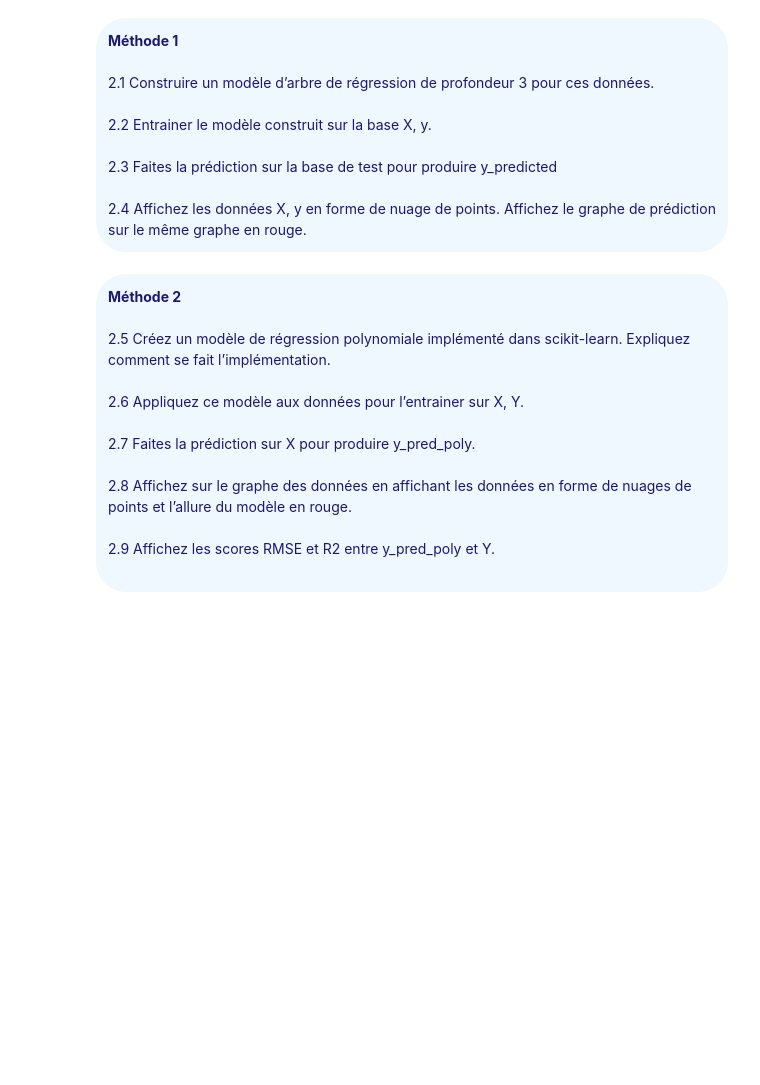
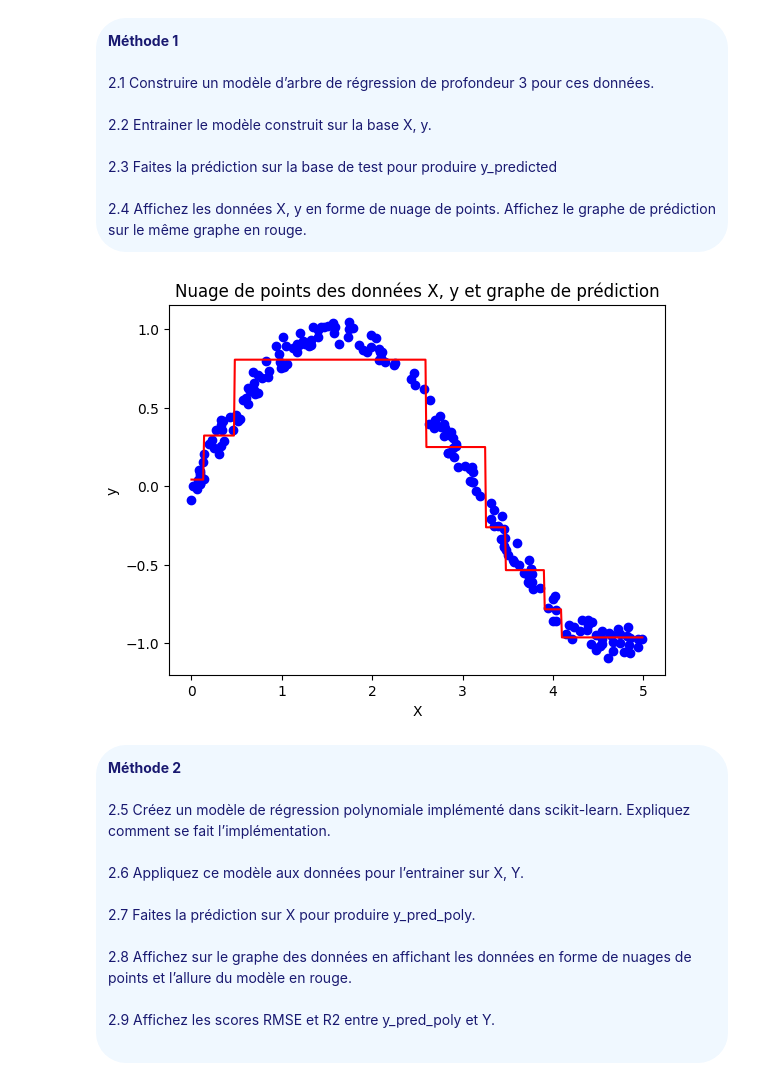
Before and after one commit to Tibserre/Intelligence_Artificielle, a Jupyter notebook: Interro/Examen_Machine_Learning_18_01_23.ipynb, the cells around one changed output. Saved outputs shown, nothing was run; the diff lists cells and outputs as text; code cells hidden in the pictures; blank space fills up the shorter version.

```diff
--- a/Interro/Examen_Machine_Learning_18_01_23.ipynb
+++ b/Interro/Examen_Machine_Learning_18_01_23.ipynb
@@ -342,3 +396,11 @@ X_test = np.arange(0.0, 5.0, 0.01)[:, np.newaxis]
+# %%
+#Insérez votre code ici
+import numpy as np
+rng = np.random.RandomState(1)
+X = np.sort(5 * rng.rand(200, 1), axis=0)
+y = np.sin(X).ravel()
+y[::1] += 0.2 * (0.5 - rng.rand(200))
+X_test_tree = np.arange(0.0, 5.0, 0.01)[:, np.newaxis]
 # %% [markdown]
 <div class="alert alert-block alert-info" style='color:MidnightBlue; background-color: AliceBlue ; border-radius: 30px; border-color: black; '>
         <B> Méthode 1 </B><br>
@@ -355,3 +415,26 @@ sur le même graphe en rouge.<br>
+# %%
+#Insérez votre code ici
+from sklearn.tree import DecisionTreeRegressor
+clf_tree= DecisionTreeRegressor(max_depth=3, random_state=42)
+clf_tree.fit(X, y)
+y_predicted = clf_tree.predict(X_test_tree)
+# %%
+# Question 2.4
+
+import matplotlib.pyplot as plt
+
+# Afficher les données X, y en forme de nuage de points
+plt.scatter(X, y, color='blue')
+
+# Afficher le graphe de prédiction en rouge
+plt.plot(X_test_tree, y_predicted, color='red')
+
+plt.xlabel('X')
+plt.ylabel('y')
+plt.title('Nuage de points des données X, y et graphe de prédiction')
+plt.show()
+# %% [output]
+[figure, added]
 # %% [markdown]
 <div class="alert alert-block alert-info" style='color:MidnightBlue; background-color: AliceBlue ; border-radius: 30px; border-color: black; '>
             <B> Méthode 2 </B><br>
```
Also changed, not shown: parts of 15 cells of this notebook.
